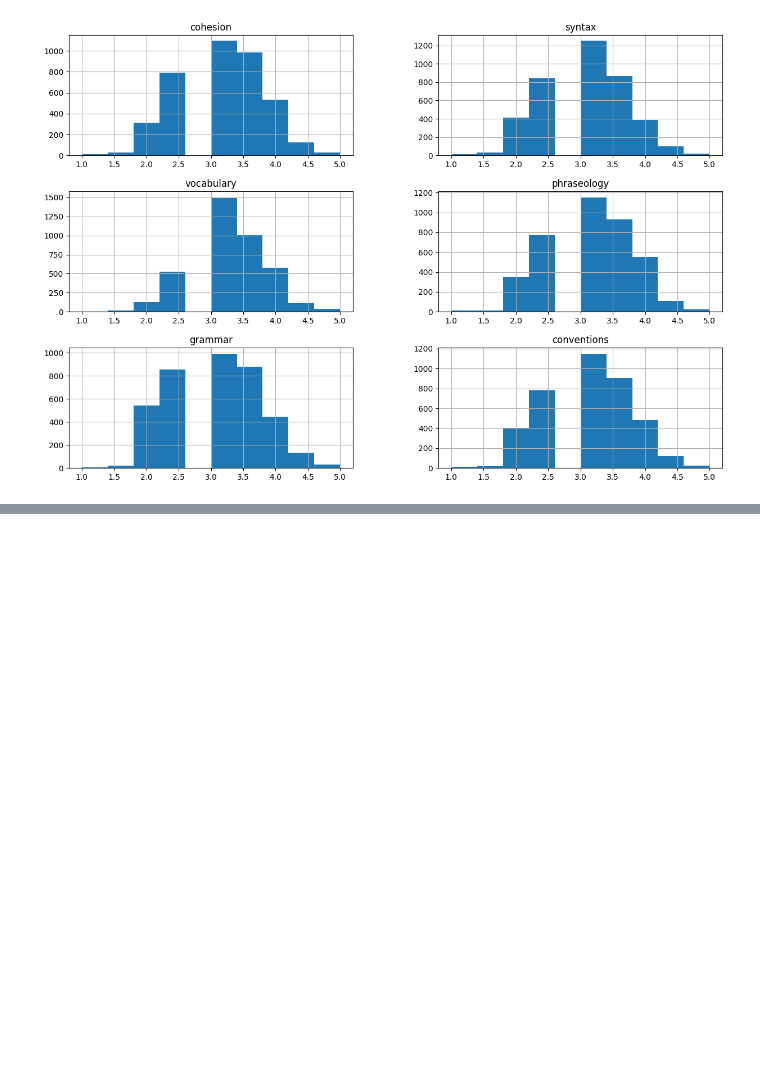
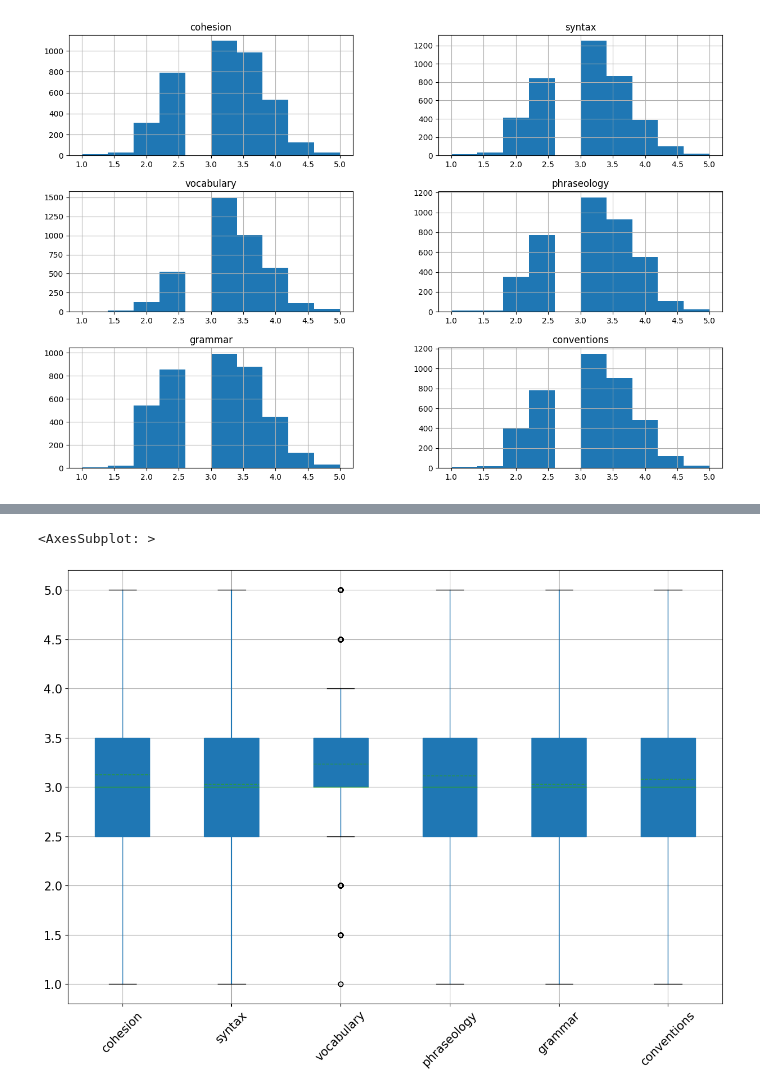
Before and after one commit to KubiakJakub01/Feedback-Prize-ELL, a Jupyter notebook: src/notebooks/research.ipynb, the cells around one changed output, grey strips where cells are left out. Drawn from its saved outputs; the diff is of its cells as text; code cells hidden in the pictures; blank space fills up the shorter version.

```diff
--- a/src/notebooks/research.ipynb
+++ b/src/notebooks/research.ipynb
@@ -96,0 +108,6 @@ array([[<AxesSubplot: title={'center': 'cohesion'}>,
+# %%
+# Get plot to define outliers
+train_df.boxplot(figsize=(15, 10), rot=45, fontsize=15, grid=True, vert=True, patch_artist=True, meanline=True, showmeans=True, showbox=True, showcaps=True, showfliers=True, notch=False)
+# %% [output]
+<AxesSubplot: >
+[figure, added]
```
Also changed, not shown: parts of 1 cell of this notebook.
